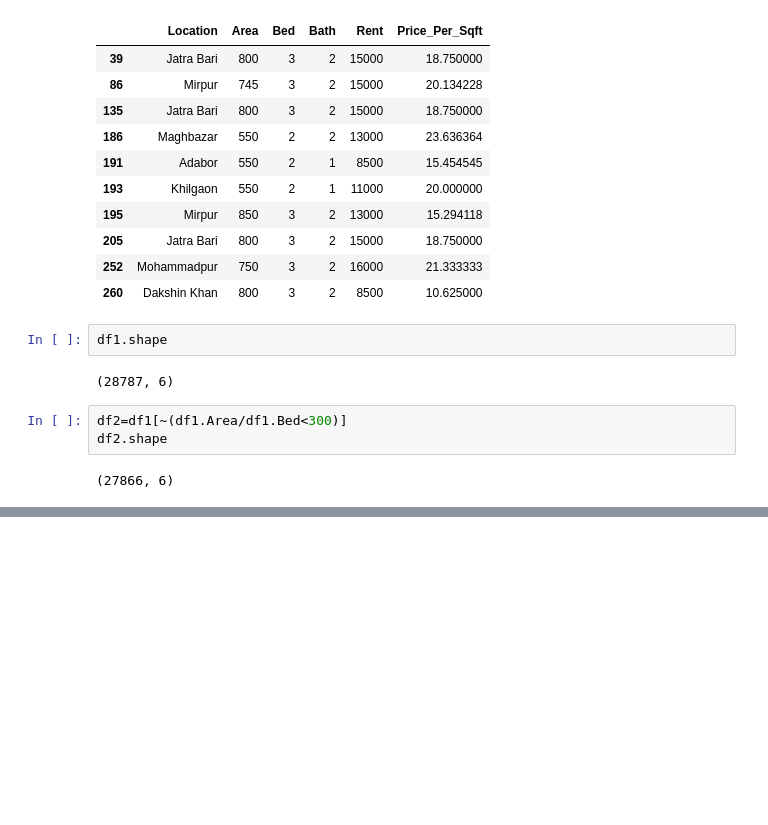
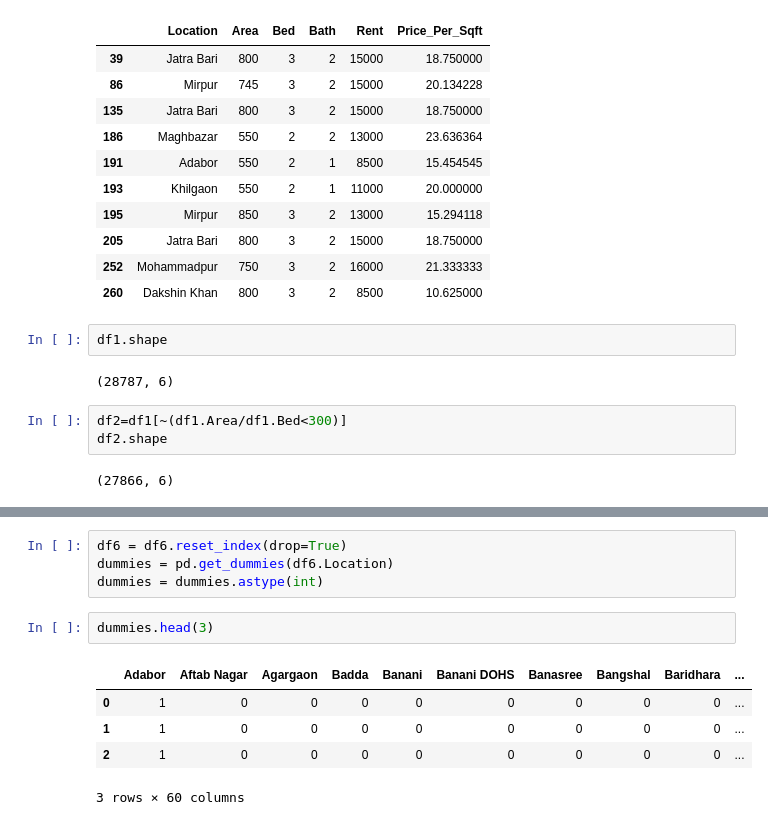
Before and after one commit to shakib1404/SPL2-reantalapp, a Jupyter notebook: server/RentPrediction/Notebook/HouseRent.ipynb, the cells around one changed output, grey strips where cells are left out. Cells and saved outputs as stored; diff of their text form; blank space fills up the shorter version.

```diff
--- a/server/RentPrediction/Notebook/HouseRent.ipynb
+++ b/server/RentPrediction/Notebook/HouseRent.ipynb
@@ -279,0 +378,12 @@ df2.shape
+# %%
+df6 = df6.reset_index(drop=True)
+dummies = pd.get_dummies(df6.Location)
+dummies = dummies.astype(int)
+# %%
+dummies.head(3)
+# %% [output]
+|  | Adabor | Aftab Nagar | Agargaon | Badda | Banani | Banani DOHS | Banasree | Bangshal | Baridhara | ... |
+| 0 | 1 | 0 | 0 | 0 | 0 | 0 | 0 | 0 | 0 | ... |
+| 1 | 1 | 0 | 0 | 0 | 0 | 0 | 0 | 0 | 0 | ... |
+| 2 | 1 | 0 | 0 | 0 | 0 | 0 | 0 | 0 | 0 | ... |
+3 rows × 60 columns
```
Also changed, not shown: parts of 30 cells of this notebook, 6 other files.
